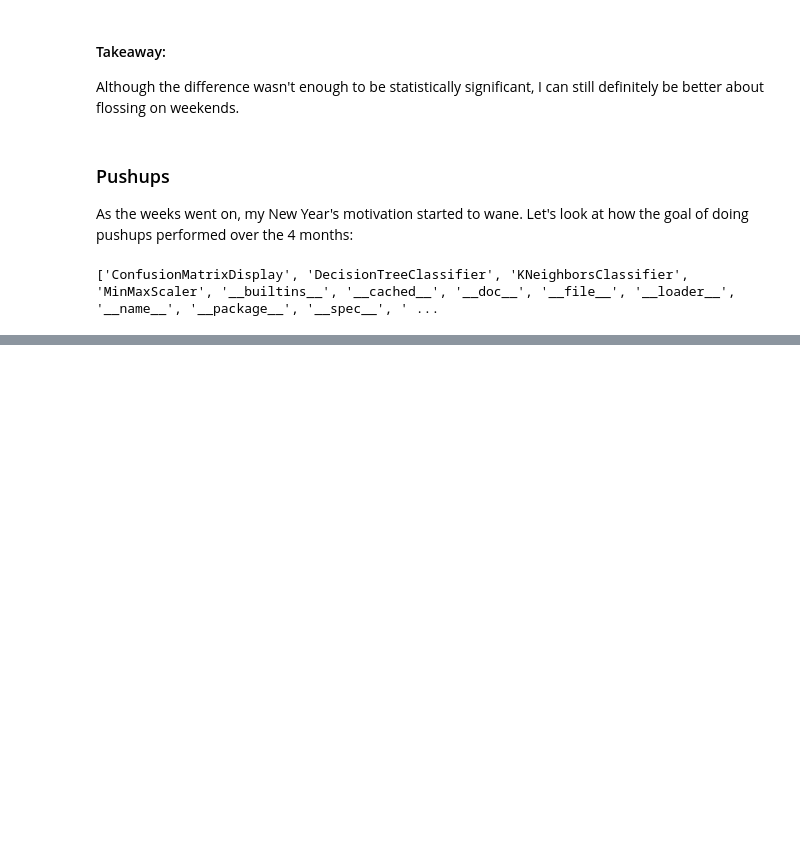
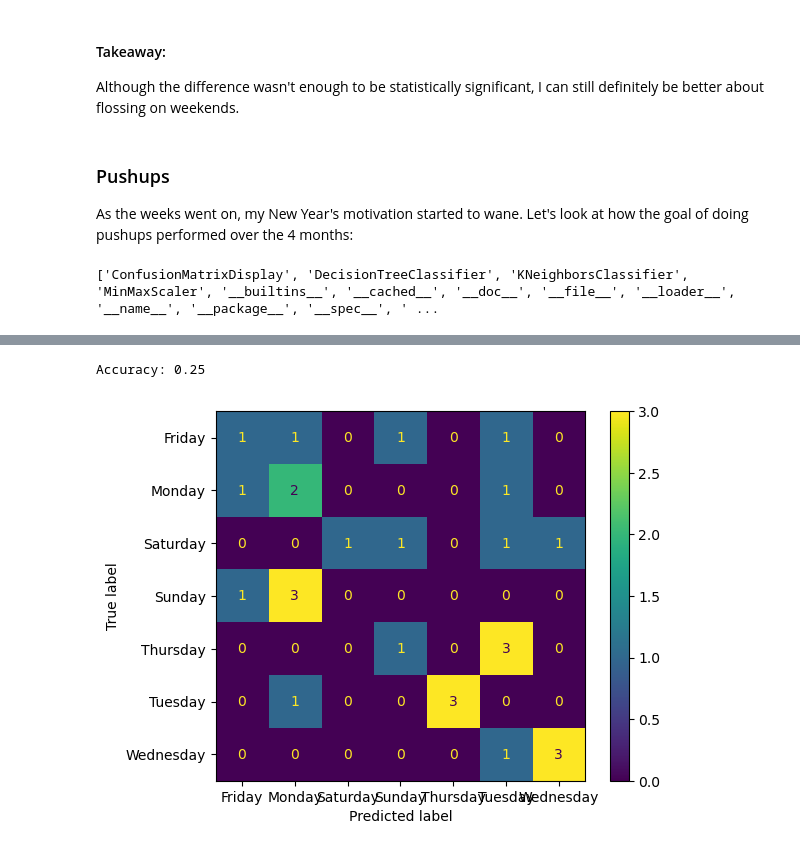
Before and after one commit to CharlieRing4/CPSC222FinalProject, a Jupyter notebook: QuantifiedSelfEDA.ipynb, the cells around one changed output, grey strips where cells are left out. Drawn from its saved outputs; the diff is of its cells as text; code cells hidden in the pictures; blank space fills up the shorter version.

```diff
--- a/QuantifiedSelfEDA.ipynb
+++ b/QuantifiedSelfEDA.ipynb
@@ -75,7 +83,12 @@ Next, we will need to merge our habits dataframe with the instagram dataframe. B
 # %%
-clean_habits_df.index = pd.to_datetime(clean_habits_df.index).strftime('%m/%d/%y')
+clean_habits_df = utilities.clean_habits(habits_df)
+clean_habits_df.index = pd.to_datetime(clean_habits_df.index,format='%m/%d/%y').strftime('%m/%d/%y')
+
 merged_df = pd.merge(clean_habits_df,insta_df,left_index=True,right_on='Date',how='outer')
-merged_df['Date']= pd.to_datetime(merged_df['Date'])
+merged_df['Date']= pd.to_datetime(merged_df['Date'],format='%m/%d/%y')
 merged_df.set_index('Date',inplace=True)
+merged_df['is_weekend'] = (merged_df.index.dayofweek >=5).astype(int)
 merged_df['Liked Posts'] = merged_df['Liked Posts'].fillna(0)
 merged_df.to_csv('final_df.csv')
+
+print(merged_df.head(5))
@@ -195,8 +229,14 @@ We are curious about the question of whether or not we can predict what day of t
 # %%
 from sklearn.preprocessing import MinMaxScaler
 from sklearn.model_selection import train_test_split
-from sklearn.tree import DecisionTreeClassifier
+from sklearn.tree import DecisionTreeClassifier, plot_tree
 from sklearn.metrics import accuracy_score, confusion_matrix,ConfusionMatrixDisplay
 from sklearn.neighbors import KNeighborsClassifier
 
-utilities.decision_tree(merged_df)
+tree, y_test, y_preds = utilities.decision_tree_dotw(merged_df)
+# %% [output]
+Accuracy: 0.25
+# %%
+utilities.confusion_matrix_disp(tree,y_test,y_preds)
+# %% [output]
+[figure, added]
```
Also changed, not shown: parts of 13 cells of this notebook, 2 other files.
